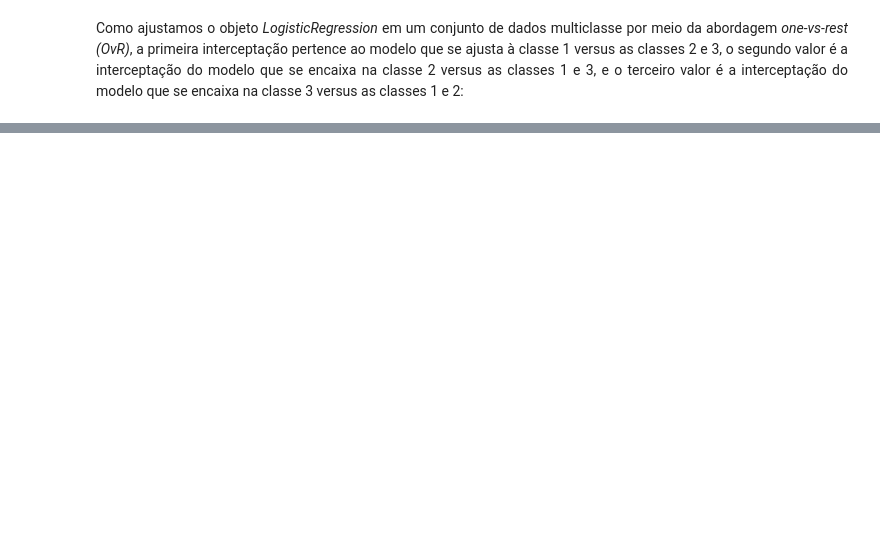
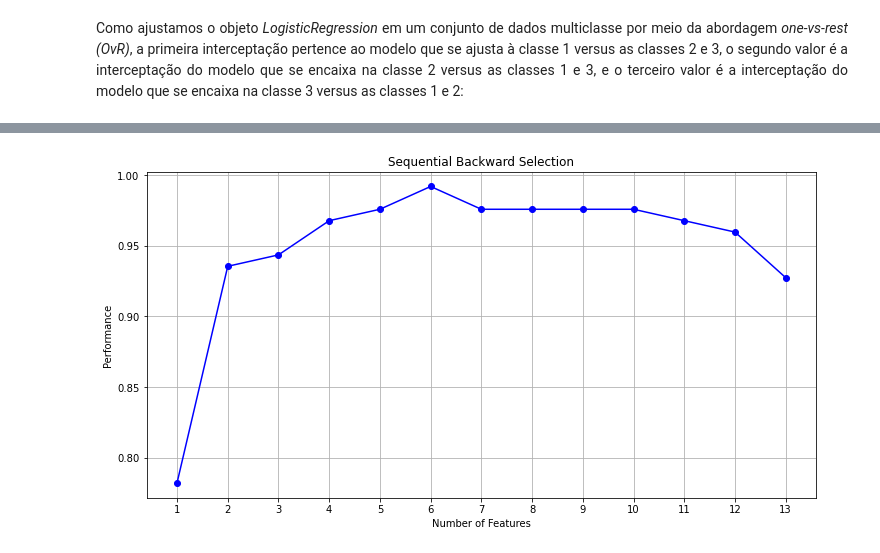
Before and after one commit to willianpina/Machine_Learning_Studies, a Jupyter notebook: Preprocessamento de dados.ipynb, the cells around one changed output, grey strips where cells are left out. Cells and saved outputs as stored; diff of their text form; code cells hidden in the pictures; blank space fills up the shorter version.

```diff
--- a/Preprocessamento de dados.ipynb
+++ b/Preprocessamento de dados.ipynb
@@ -393,0 +456,24 @@ array([[ 1.24615609,  0.18052545,  0.74232498, -1.1600626 ,  0.        ,
+# %%
+from mlxtend.feature_selection import SequentialFeatureSelector as SFS
+from mlxtend.plotting import plot_sequential_feature_selection as plot_sfs
+from sklearn.neighbors import KNeighborsClassifier
+
+knn = KNeighborsClassifier(n_neighbors=5)
+
+# Sequential Backward Selection
+sbs = SFS(knn,
+          k_features=1,
+          forward=False,
+          floating=False,
+          scoring='accuracy',
+          cv=4,
+          n_jobs=-1)
+sbs = sbs.fit(X_train_std, y_train)
+# %%
+# Plotando os dados
+fig1 = plot_sfs(sbs.get_metric_dict(), kind=None, figsize=(12,6))
+plt.title('Sequential Backward Selection')
+plt.grid()
+plt.show()
+# %% [output]
+[figure, added]
```
Also changed, not shown: parts of 19 cells of this notebook.
